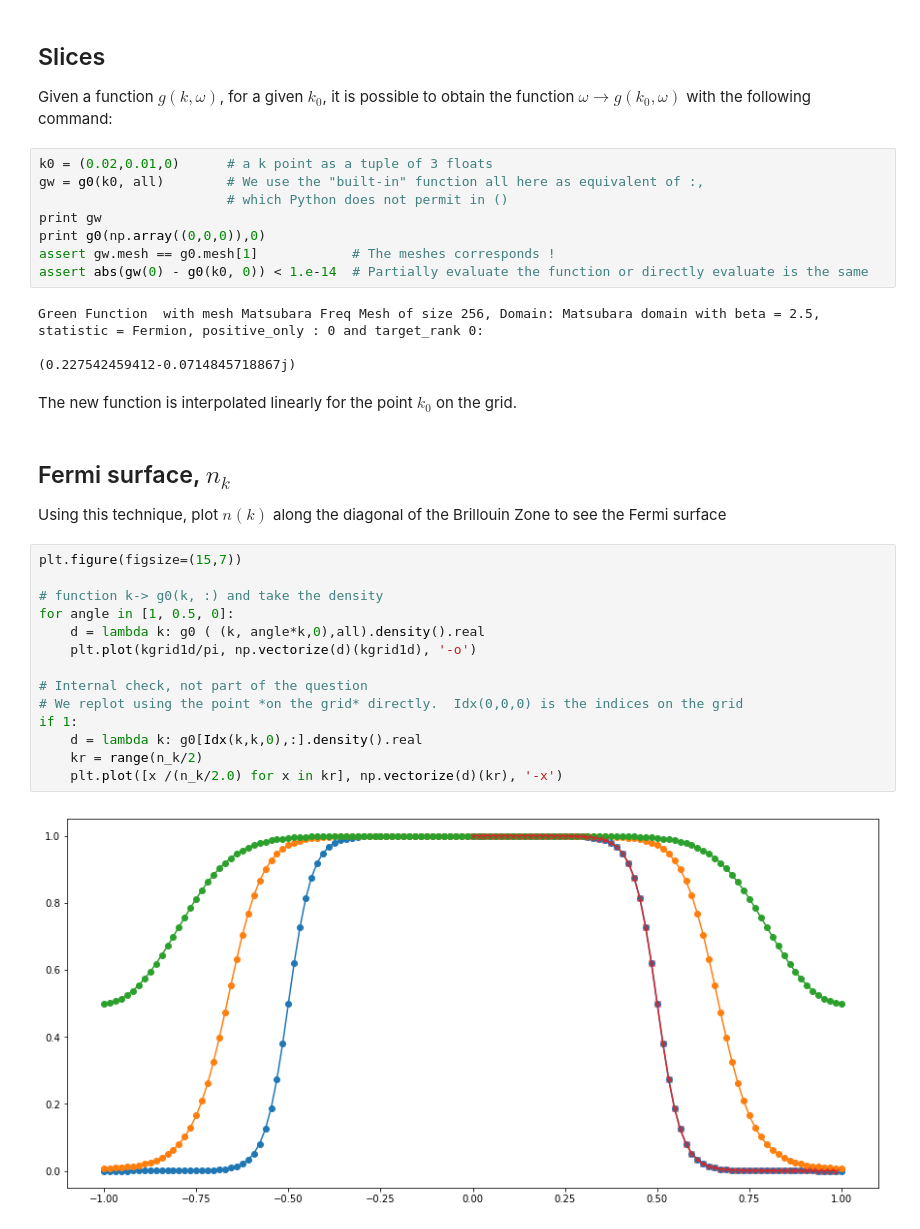
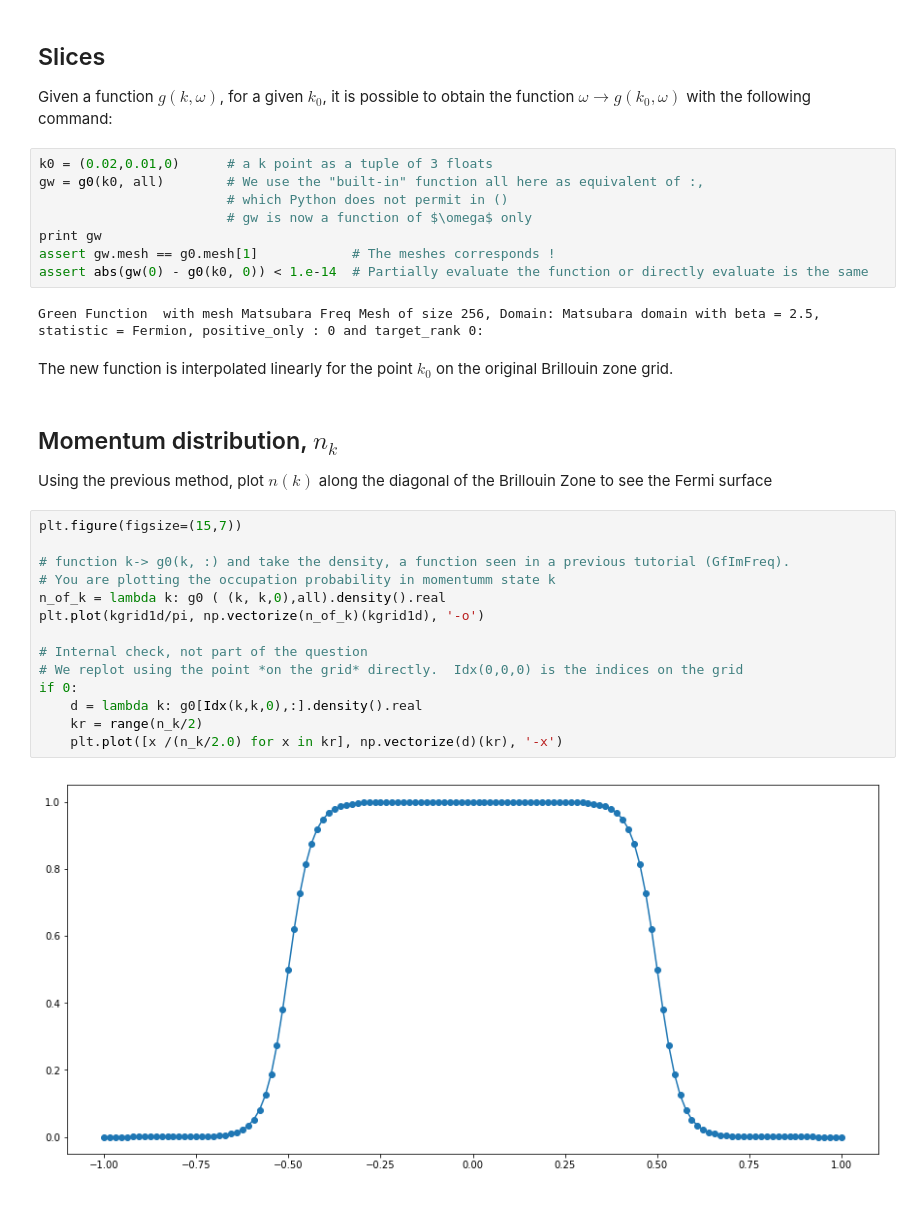
Before and after one commit to TRIQS/tutorials, a Jupyter notebook: TRIQSTutorialsPython/TPSC/TPSC-1.ipynb, the cells around one changed output. Drawn from its saved outputs; the diff is of its cells as text.

```diff
--- a/TRIQSTutorialsPython/TPSC/TPSC-1.ipynb
+++ b/TRIQSTutorialsPython/TPSC/TPSC-1.ipynb
@@ -159,33 +163,31 @@ the function $\omega \rightarrow g(k_0, \omega)$ with the following command:
 k0 = (0.02,0.01,0)      # a k point as a tuple of 3 floats
 gw = g0(k0, all)        # We use the "built-in" function all here as equivalent of :,
                         # which Python does not permit in ()
+                        # gw is now a function of $\omega$ only
 print gw
-print g0(np.array((0,0,0)),0)
 assert gw.mesh == g0.mesh[1]            # The meshes corresponds !
 assert abs(gw(0) - g0(k0, 0)) < 1.e-14  # Partially evaluate the function or directly evaluate is the same
 # %% [output]
 Green Function  with mesh Matsubara Freq Mesh of size 256, Domain: Matsubara domain with beta = 2.5, statistic = Fermion, positive_only : 0 and target_rank 0:
-
-(0.227542459412-0.0714845718867j)
 # %% [markdown]
-The new function is interpolated linearly for the point $k_0$ on the grid.
+The new function is interpolated linearly for the point $k_0$ on the original Brillouin zone grid.
 # %% [markdown]
-## Fermi surface, $n_k$
-Using this technique, plot $n(k)$ along the diagonal of the Brillouin Zone to
+## Momentum distribution, $n_k$
+Using the previous method, plot $n(k)$ along the diagonal of the Brillouin Zone to
 see the Fermi surface
 # %%
 plt.figure(figsize=(15,7))
 
-# function k-> g0(k, :) and take the density
-for angle in [1, 0.5, 0]:
-    d = lambda k: g0 ( (k, angle*k,0),all).density().real
-    plt.plot(kgrid1d/pi, np.vectorize(d)(kgrid1d), '-o')
+# function k-> g0(k, :) and take the density, a function seen in a previous tutorial (GfImFreq).
+# You are plotting the occupation probability in momentumm state k
+n_of_k = lambda k: g0 ( (k, k,0),all).density().real
+plt.plot(kgrid1d/pi, np.vectorize(n_of_k)(kgrid1d), '-o')
 
 # Internal check, not part of the question
 # We replot using the point *on the grid* directly.  Idx(0,0,0) is the indices on the grid
-if 1:
+if 0:
     d = lambda k: g0[Idx(k,k,0),:].density().real
     kr = range(n_k/2)
     plt.plot([x /(n_k/2.0) for x in kr], np.vectorize(d)(kr), '-x')
 # %% [output]
-[figure, old version]
+[figure, new version]
```
Also changed, not shown: parts of 4 cells of this notebook, 4 other files.
